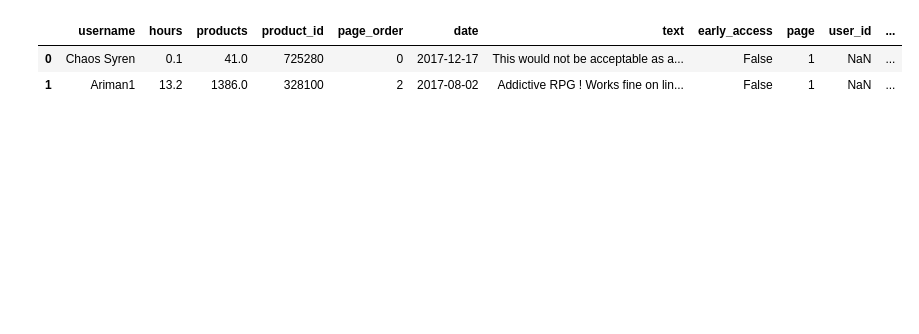
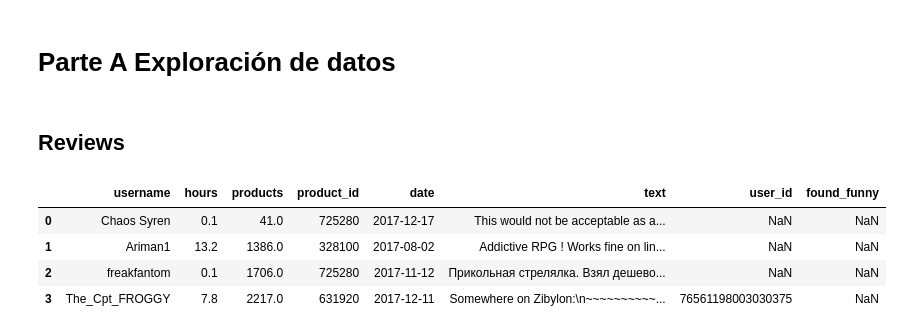
Before and after one commit to nestorjuarezR/Data_Science, a Jupyter notebook: Proyecto3.ipynb, the cells around one changed output. Cells and saved outputs as stored; diff of their text form; code cells hidden in the pictures; blank space fills up the shorter version.

```diff
--- a/Proyecto3.ipynb
+++ b/Proyecto3.ipynb
@@ -27,14 +26,20 @@ for l in parse(url_review):
     else:
         pass
     contador += 1
+# %% [markdown]
+# Parte A Exploración de datos
+# %% [markdown]
+## Reviews
 # %%
 data_reviews = pd.DataFrame(data_reviews)
 # %%
-data_reviews.head(2)
+data_reviews.head(4)
 # %% [output]
-|  | username | hours | products | product_id | page_order | date | text | early_access | page | user_id | ... |
-| 0 | Chaos Syren | 0.1 | 41.0 | 725280 | 0 | 2017-12-17 | This would not be acceptable as a... | False | 1 | NaN | ... |
-| 1 | Ariman1 | 13.2 | 1386.0 | 328100 | 2 | 2017-08-02 | Addictive RPG ! Works fine on lin... | False | 1 | NaN | ... |
+|  | username | hours | products | product_id | date | text | user_id | found_funny |
+| 0 | Chaos Syren | 0.1 | 41.0 | 725280 | 2017-12-17 | This would not be acceptable as a... | NaN | NaN |
+| 1 | Ariman1 | 13.2 | 1386.0 | 328100 | 2017-08-02 | Addictive RPG ! Works fine on lin... | NaN | NaN |
+| 2 | freakfantom | 0.1 | 1706.0 | 725280 | 2017-11-12 | Прикольная стрелялка. Взял дешево... | NaN | NaN |
+| 3 | The_Cpt_FROGGY | 7.8 | 2217.0 | 631920 | 2017-12-11 | Somewhere on Zibylon:\n~~~~~~~~~~... | 76561198003030375 | NaN |
 # %%
 data_reviews.shape
 # %% [output]
```
Also changed, not shown: parts of 25 cells of this notebook.
